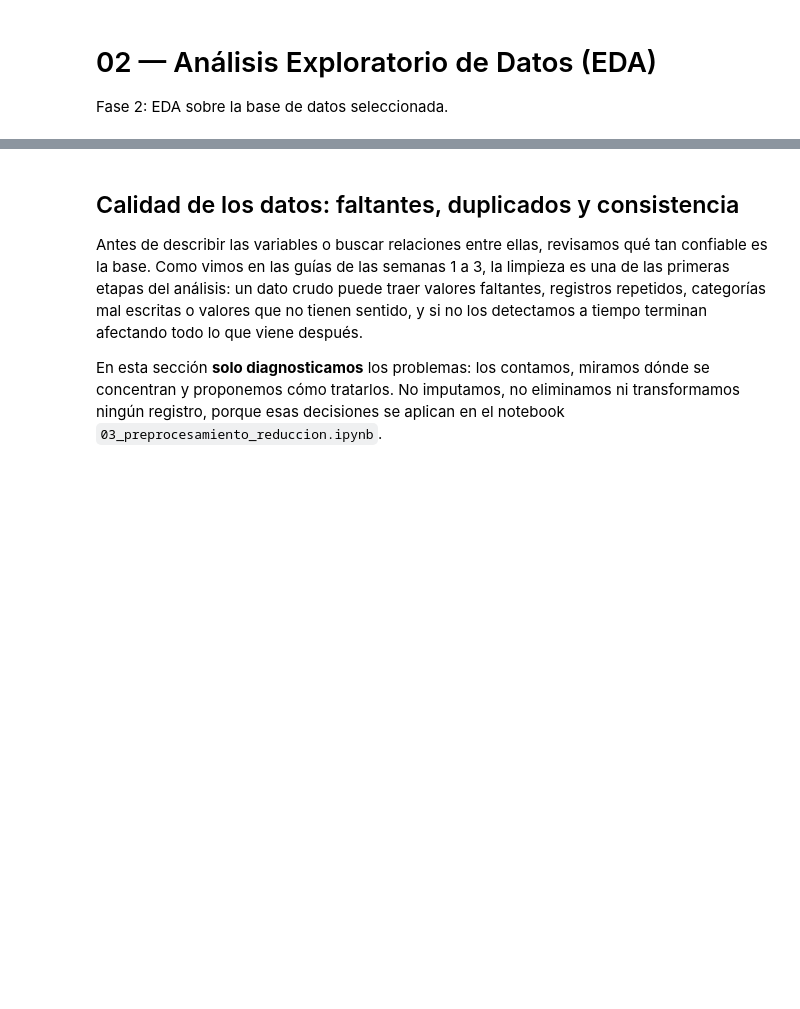
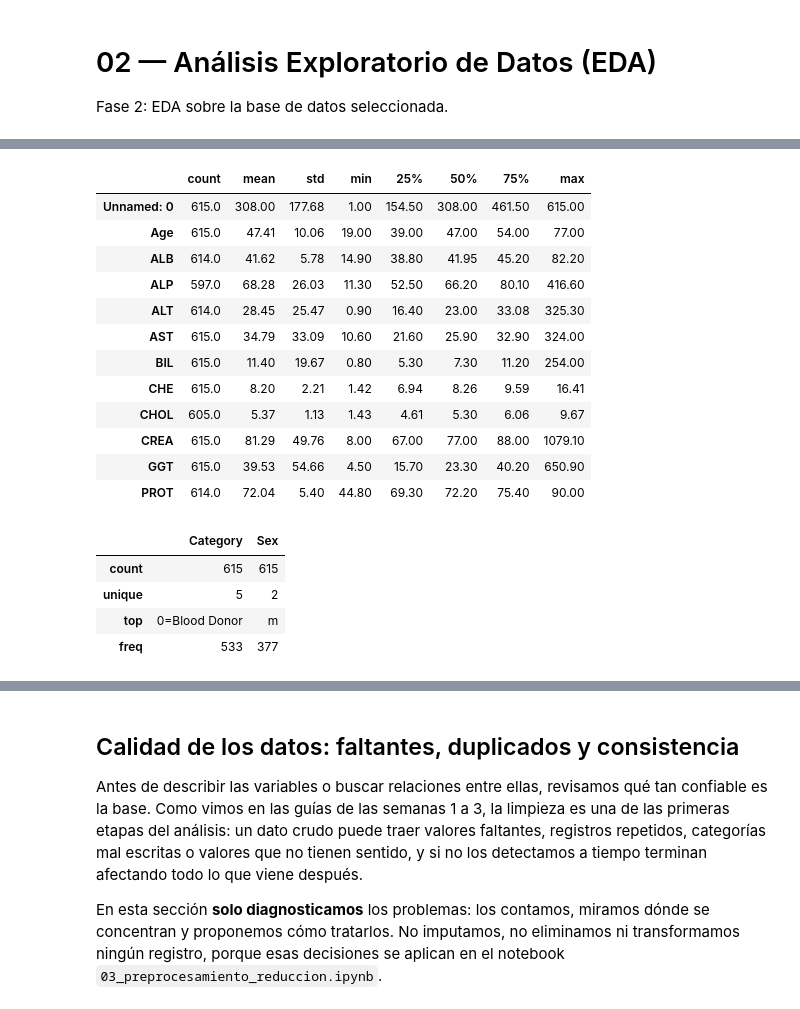
Before and after one commit to ExBlake/Analisis-de-datos-evento-2, a Jupyter notebook: notebooks/02_eda_hcv.ipynb, the cells around one changed output, grey strips where cells are left out. Drawn from its saved outputs; the diff is of its cells as text; code cells hidden in the pictures; blank space fills up the shorter version.

```diff
--- a/notebooks/02_eda_hcv.ipynb
+++ b/notebooks/02_eda_hcv.ipynb
@@ -4,0 +9,14 @@ Fase 2: EDA sobre la base de datos seleccionada.
+# %%
+from pathlib import Path
+
+import matplotlib.pyplot as plt
+import numpy as np
+import pandas as pd
+import seaborn as sns
+from IPython.display import display
+
+ruta_datos = Path("..") / "data" / "raw" / "hcvdat0.csv"
+carpeta_imagenes = Path("..") / "images"
+
+df = pd.read_csv(ruta_datos)
+print(f"Dimensiones (filas, columnas): {df.shape}")
@@ -4,0 +78,22 @@ Fase 2: EDA sobre la base de datos seleccionada.
+# %%
+display(df.describe().T.round(2))
+display(df.describe(exclude="number"))
+# %% [output]
+|  | count | mean | std | min | 25% | 50% | 75% | max |
+| Unnamed: 0 | 615.0 | 308.00 | 177.68 | 1.00 | 154.50 | 308.00 | 461.50 | 615.00 |
+| Age | 615.0 | 47.41 | 10.06 | 19.00 | 39.00 | 47.00 | 54.00 | 77.00 |
+| ALB | 614.0 | 41.62 | 5.78 | 14.90 | 38.80 | 41.95 | 45.20 | 82.20 |
+| ALP | 597.0 | 68.28 | 26.03 | 11.30 | 52.50 | 66.20 | 80.10 | 416.60 |
+| ALT | 614.0 | 28.45 | 25.47 | 0.90 | 16.40 | 23.00 | 33.08 | 325.30 |
+| AST | 615.0 | 34.79 | 33.09 | 10.60 | 21.60 | 25.90 | 32.90 | 324.00 |
+| BIL | 615.0 | 11.40 | 19.67 | 0.80 | 5.30 | 7.30 | 11.20 | 254.00 |
+| CHE | 615.0 | 8.20 | 2.21 | 1.42 | 6.94 | 8.26 | 9.59 | 16.41 |
+| CHOL | 605.0 | 5.37 | 1.13 | 1.43 | 4.61 | 5.30 | 6.06 | 9.67 |
+| CREA | 615.0 | 81.29 | 49.76 | 8.00 | 67.00 | 77.00 | 88.00 | 1079.10 |
+| GGT | 615.0 | 39.53 | 54.66 | 4.50 | 15.70 | 23.30 | 40.20 | 650.90 |
+| PROT | 614.0 | 72.04 | 5.40 | 44.80 | 69.30 | 72.20 | 75.40 | 90.00 |
+|  | Category | Sex |
+| count | 615 | 615 |
+| unique | 5 | 2 |
+| top | 0=Blood Donor | m |
+| freq | 533 | 377 |
```
Also changed, not shown: parts of 24 cells of this notebook.
